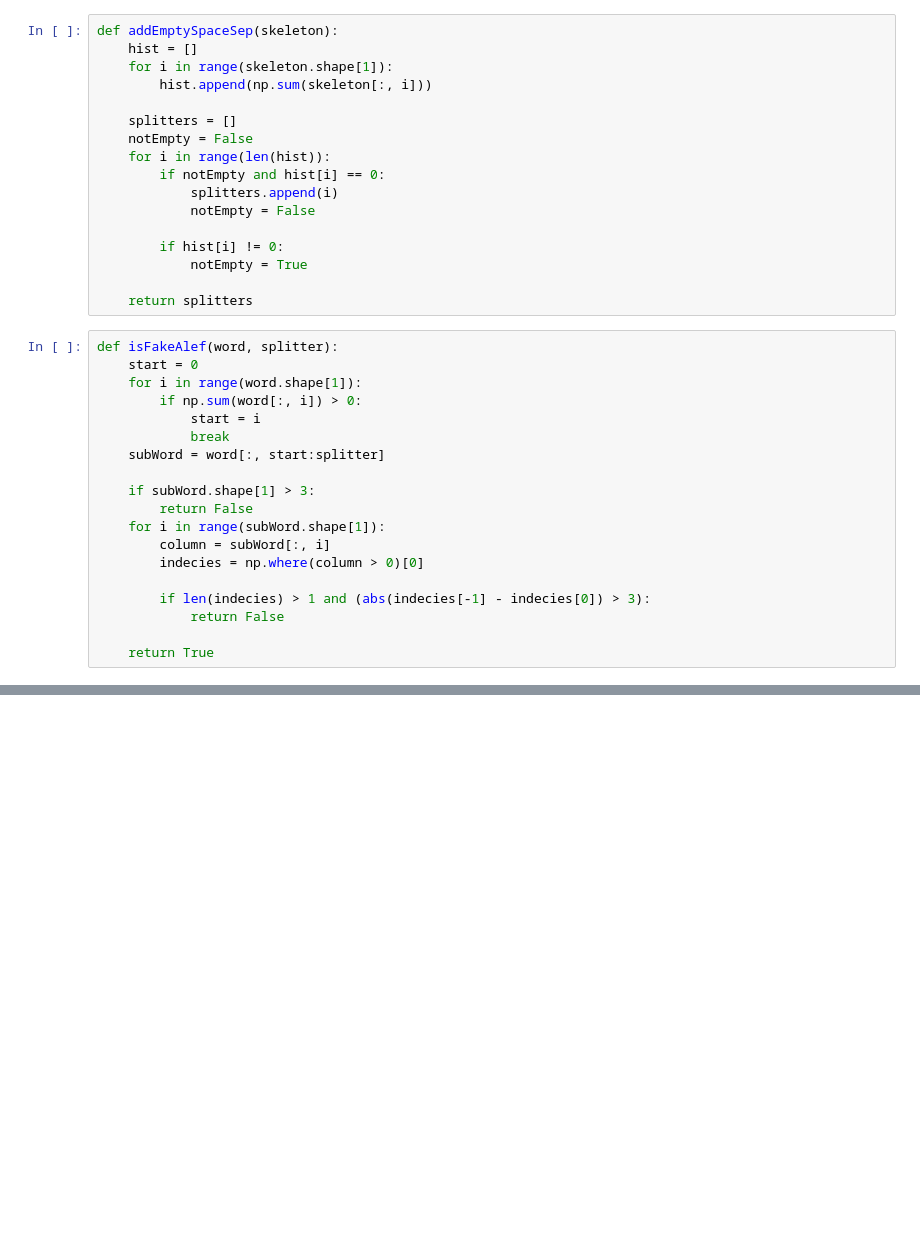
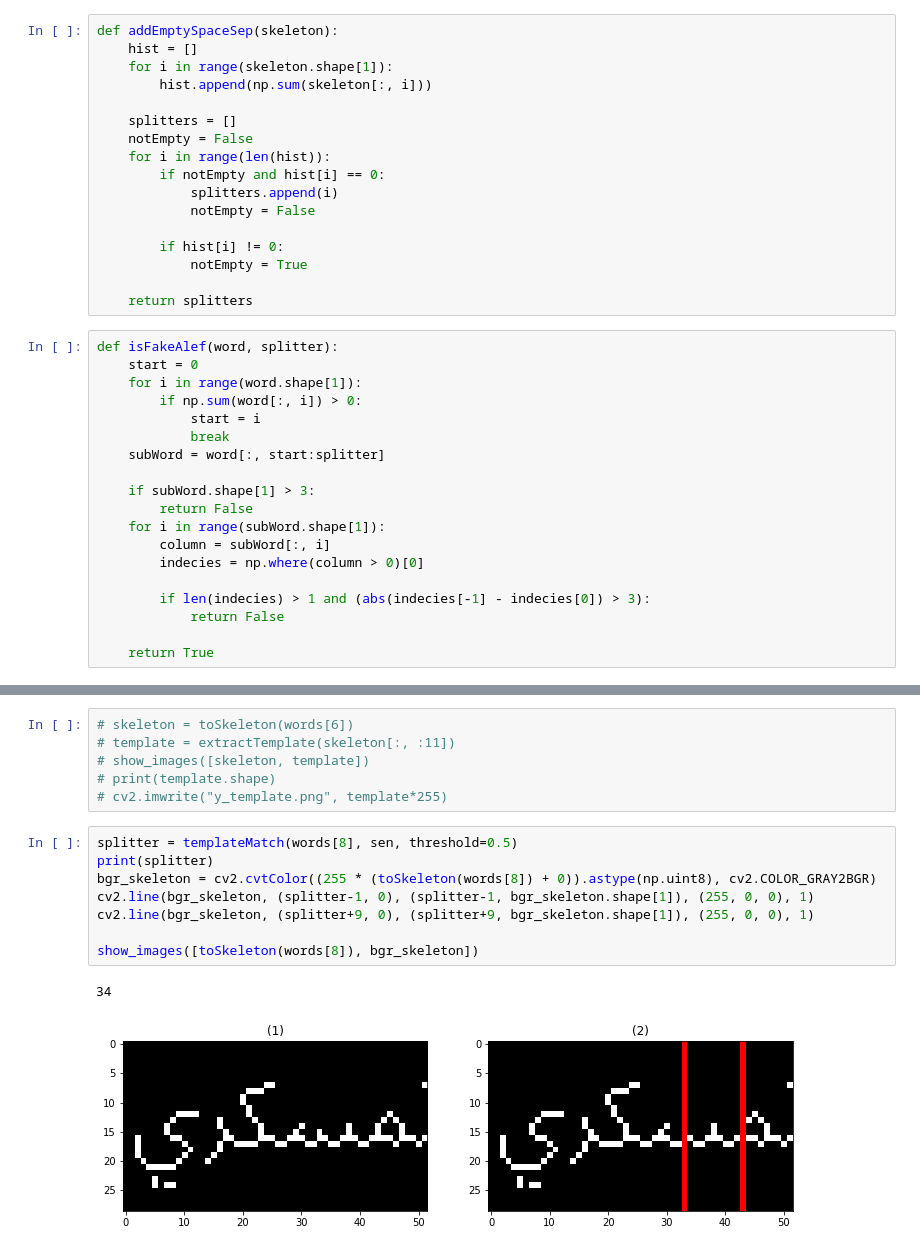
Before and after one commit to abdo-soliman/ArabicOCR, a Jupyter notebook: segmentation.ipynb, the cells around one changed output, grey strips where cells are left out. Saved outputs shown, nothing was run; the diff lists cells and outputs as text; blank space fills up the shorter version.

```diff
--- a/segmentation.ipynb
+++ b/segmentation.ipynb
@@ -315,0 +398,17 @@ show_images([toSkeleton(words[8]), template, templateMatch(words[8], template)],
+# %%
+# skeleton = toSkeleton(words[6])
+# template = extractTemplate(skeleton[:, :11])
+# show_images([skeleton, template])
+# print(template.shape)
+# cv2.imwrite("y_template.png", template*255)
+# %%
+splitter = templateMatch(words[8], sen, threshold=0.5)
+print(splitter)
+bgr_skeleton = cv2.cvtColor((255 * (toSkeleton(words[8]) + 0)).astype(np.uint8), cv2.COLOR_GRAY2BGR)
+cv2.line(bgr_skeleton, (splitter-1, 0), (splitter-1, bgr_skeleton.shape[1]), (255, 0, 0), 1)
+cv2.line(bgr_skeleton, (splitter+9, 0), (splitter+9, bgr_skeleton.shape[1]), (255, 0, 0), 1)
+
+show_images([toSkeleton(words[8]), bgr_skeleton])
+# %% [output]
+34
+[figure, added]
```
Also changed, not shown: parts of 17 cells of this notebook, 6 other files.
